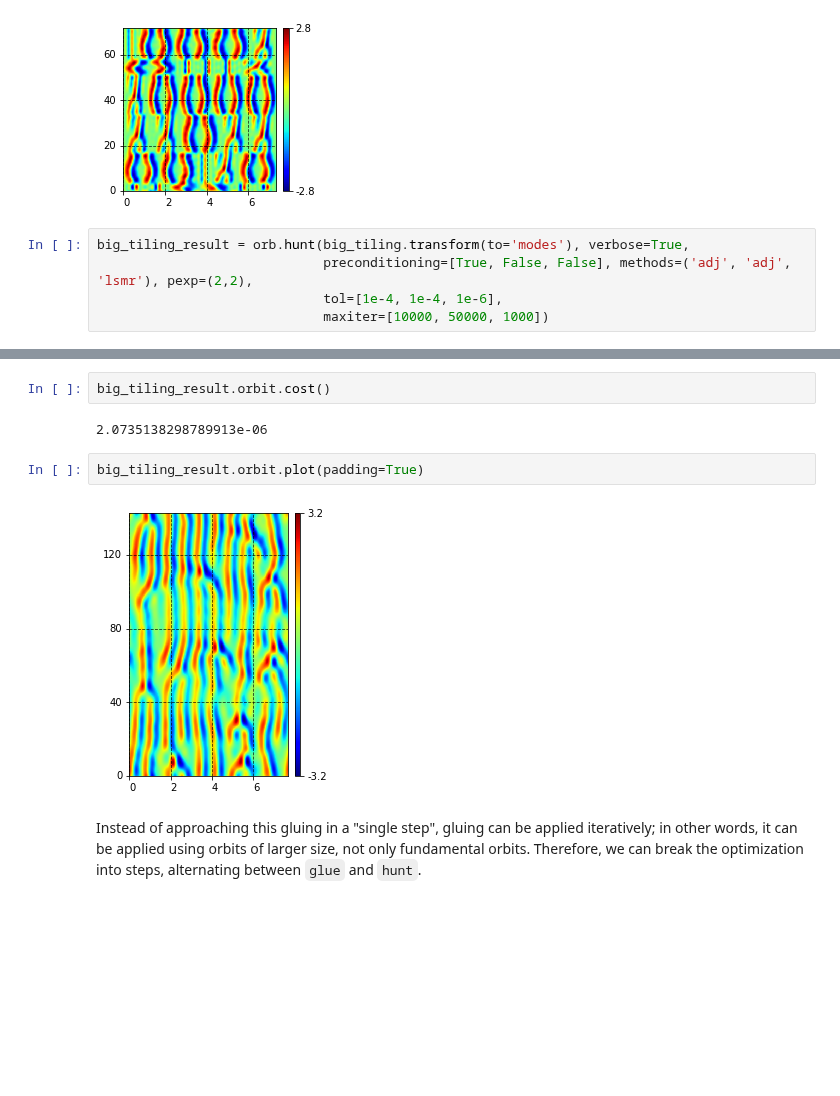
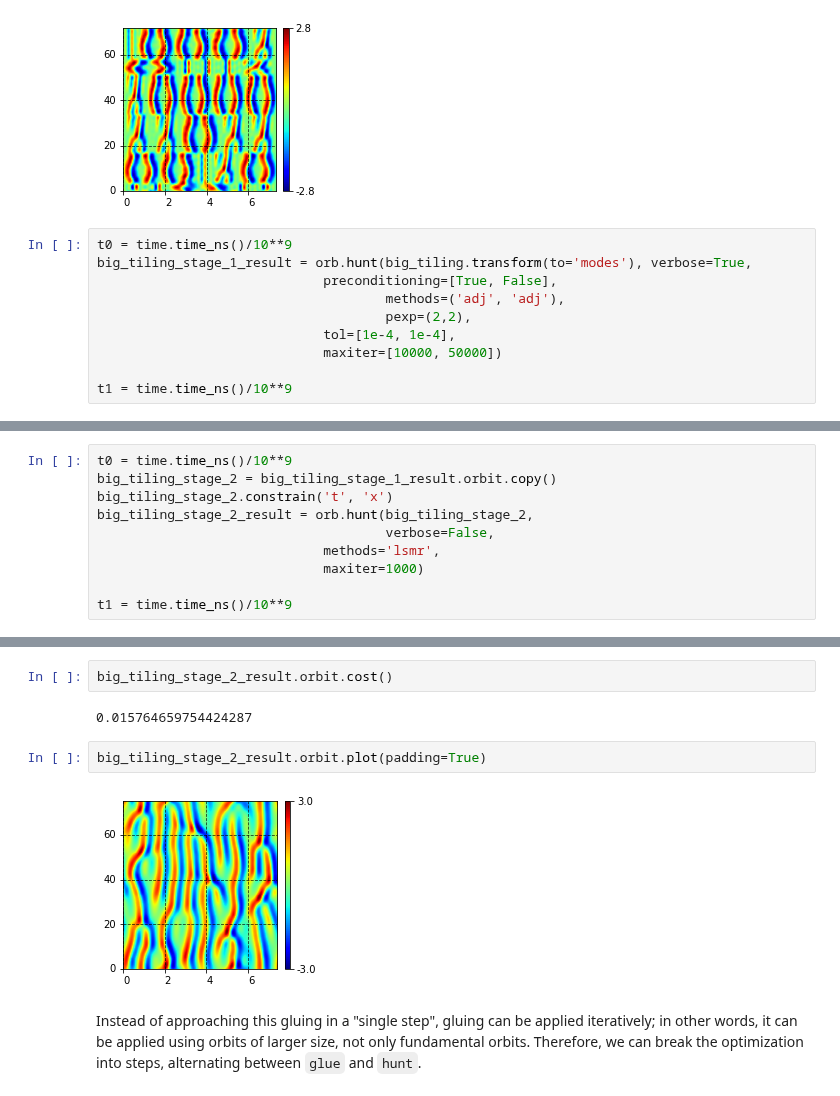
Before and after one commit to chaotic-systems/orbithunter, a Jupyter notebook: notebooks/gluing.ipynb, the cells around one changed output, grey strips where cells are left out. Drawn from its saved outputs; the diff is of its cells as text; blank space fills up the shorter version.

Commit message:
shadowing redo with introduction of OrbitCover, notebook work, debugging of optimize routines for new equation modules

```diff
--- a/notebooks/gluing.ipynb
+++ b/notebooks/gluing.ipynb
@@ -79,7 +60,12 @@ big_tiling_stripwise.plot(padding=True)
 # %% [output]
 [figure]
 # %%
-big_tiling_result = orb.hunt(big_tiling.transform(to='modes'), verbose=True,
-                             preconditioning=[True, False, False], methods=('adj', 'adj', 'lsmr'), pexp=(2,2),
-                             tol=[1e-4, 1e-4, 1e-6],
-                             maxiter=[10000, 50000, 1000])
+t0 = time.time_ns()/10**9
+big_tiling_stage_1_result = orb.hunt(big_tiling.transform(to='modes'), verbose=True,
+                             preconditioning=[True, False],
+                                     methods=('adj', 'adj'),
+                                     pexp=(2,2),
+                             tol=[1e-4, 1e-4],
+                             maxiter=[10000, 50000])
+
+t1 = time.time_ns()/10**9
@@ -103,0 +84,10 @@ Insufficient cost decrease.  Terminating hunt with cost = 2.0735138298789913e-06
+# %%
+t0 = time.time_ns()/10**9
+big_tiling_stage_2 = big_tiling_stage_1_result.orbit.copy()
+big_tiling_stage_2.constrain('t', 'x')
+big_tiling_stage_2_result = orb.hunt(big_tiling_stage_2,
+                                     verbose=False,
+                             methods='lsmr',
+                             maxiter=1000)
+
+t1 = time.time_ns()/10**9
@@ -104,11 +106,11 @@ Insufficient cost decrease.  Terminating hunt with cost = 2.0735138298789913e-06
 # %%
-big_tiling_result.orbit.cost()
+big_tiling_stage_2_result.orbit.cost()
 # %% [output]
-2.0735138298789913e-06
+0.015764659754424287
 # %%
-big_tiling_result.orbit.plot(padding=True)
+big_tiling_stage_2_result.orbit.plot(padding=True)
 # %% [output]
-[figure, old version]
+[figure, new version]
 # %% [markdown]
 Instead of approaching this gluing in a "single step", gluing can be applied iteratively; in other words, it can be
 applied using orbits of larger size, not only fundamental orbits. Therefore, we can break the optimization into steps, alternating between `glue` and `hunt`.
```
Also changed, not shown: parts of 14 cells of this notebook, 16 other files.
